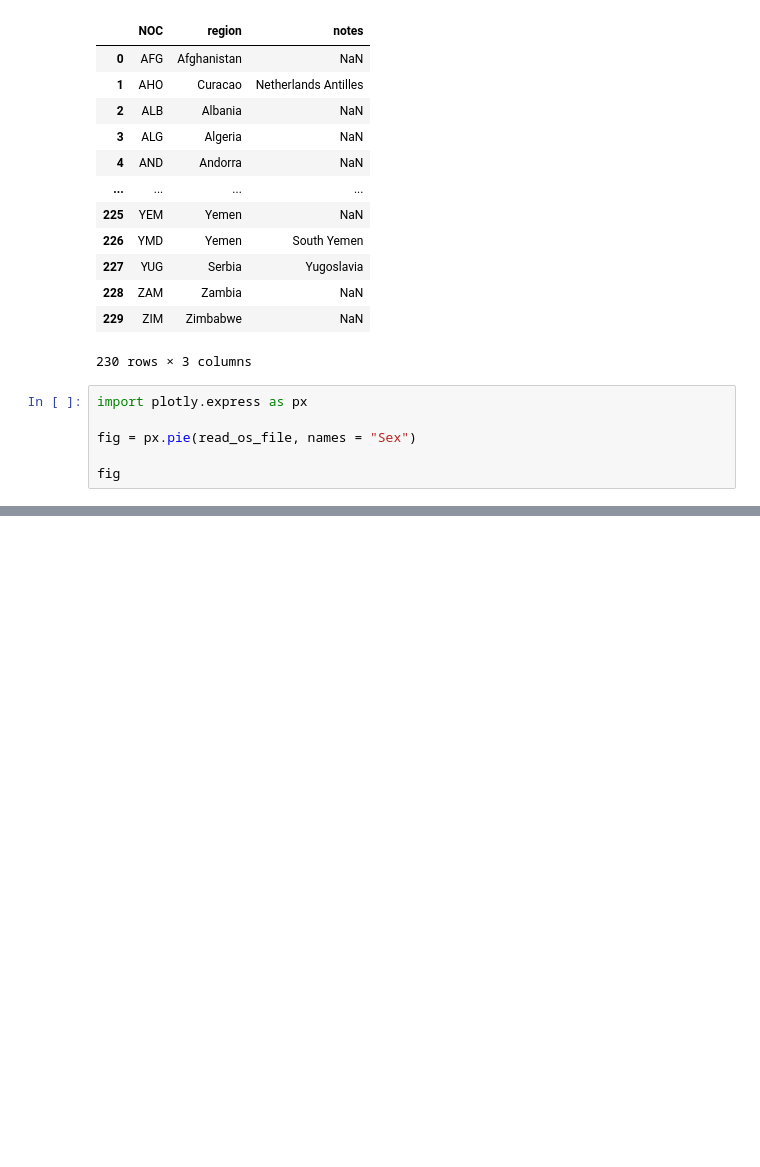
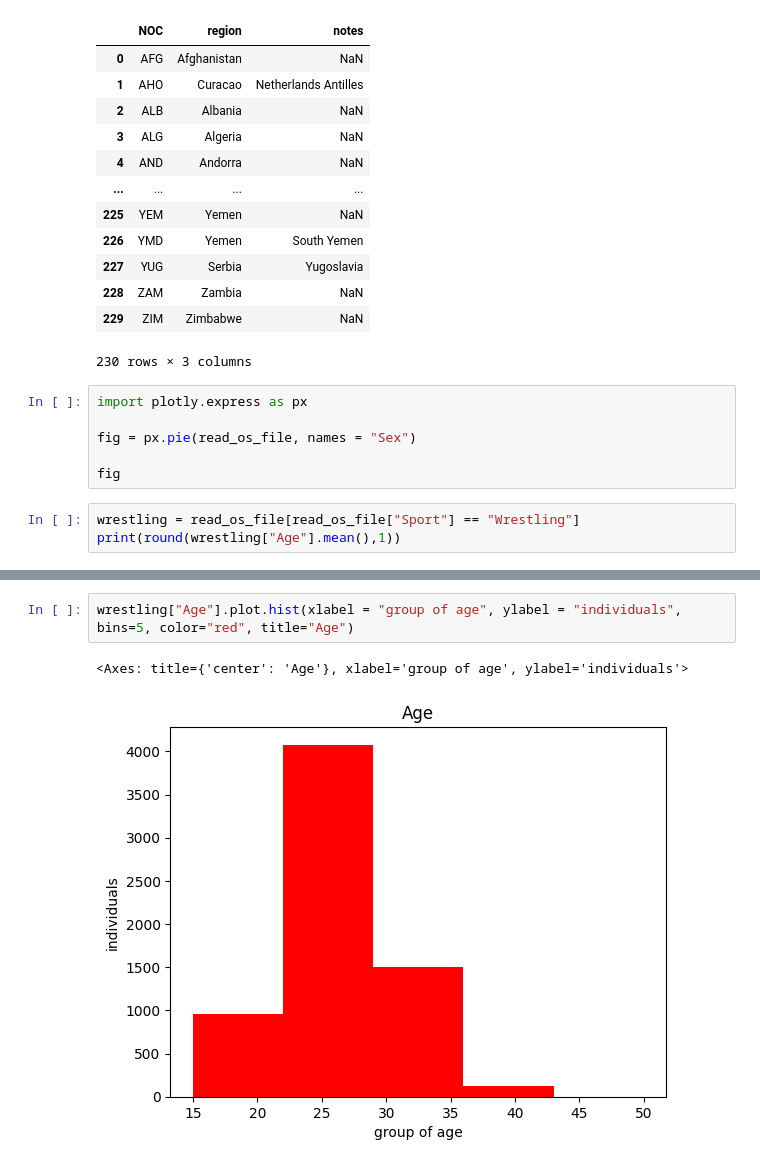
Before and after one commit to AptiDz/projekt_os, a Jupyter notebook: Projekt_OS.ipynb, the cells around one changed output, grey strips where cells are left out. Drawn from its saved outputs; the diff is of its cells as text; blank space fills up the shorter version.

```diff
--- a/Projekt_OS.ipynb
+++ b/Projekt_OS.ipynb
@@ -71,3 +71,6 @@ import plotly.express as px
 fig = px.pie(read_os_file, names = "Sex")
 
 fig
+# %%
+wrestling = read_os_file[read_os_file["Sport"] == "Wrestling"]
+print(round(wrestling["Age"].mean(),1))
@@ -73,0 +95,5 @@ fig
+# %%
+wrestling["Age"].plot.hist(xlabel = "group of age", ylabel = "individuals", bins=5, color="red", title="Age")
+# %% [output]
+<Axes: title={'center': 'Age'}, xlabel='group of age', ylabel='individuals'>
+[figure, added]
```
Also changed, not shown: parts of 2 cells of this notebook.
